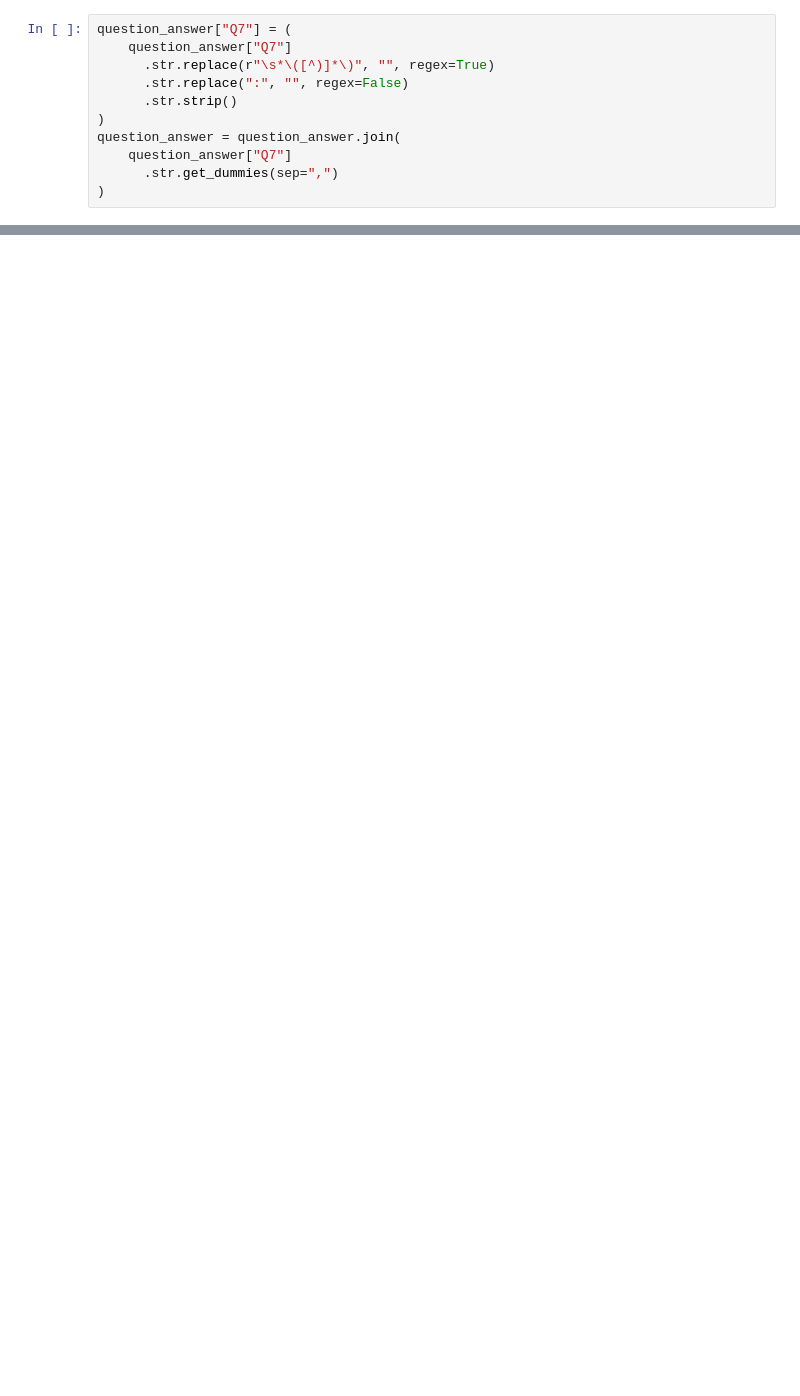
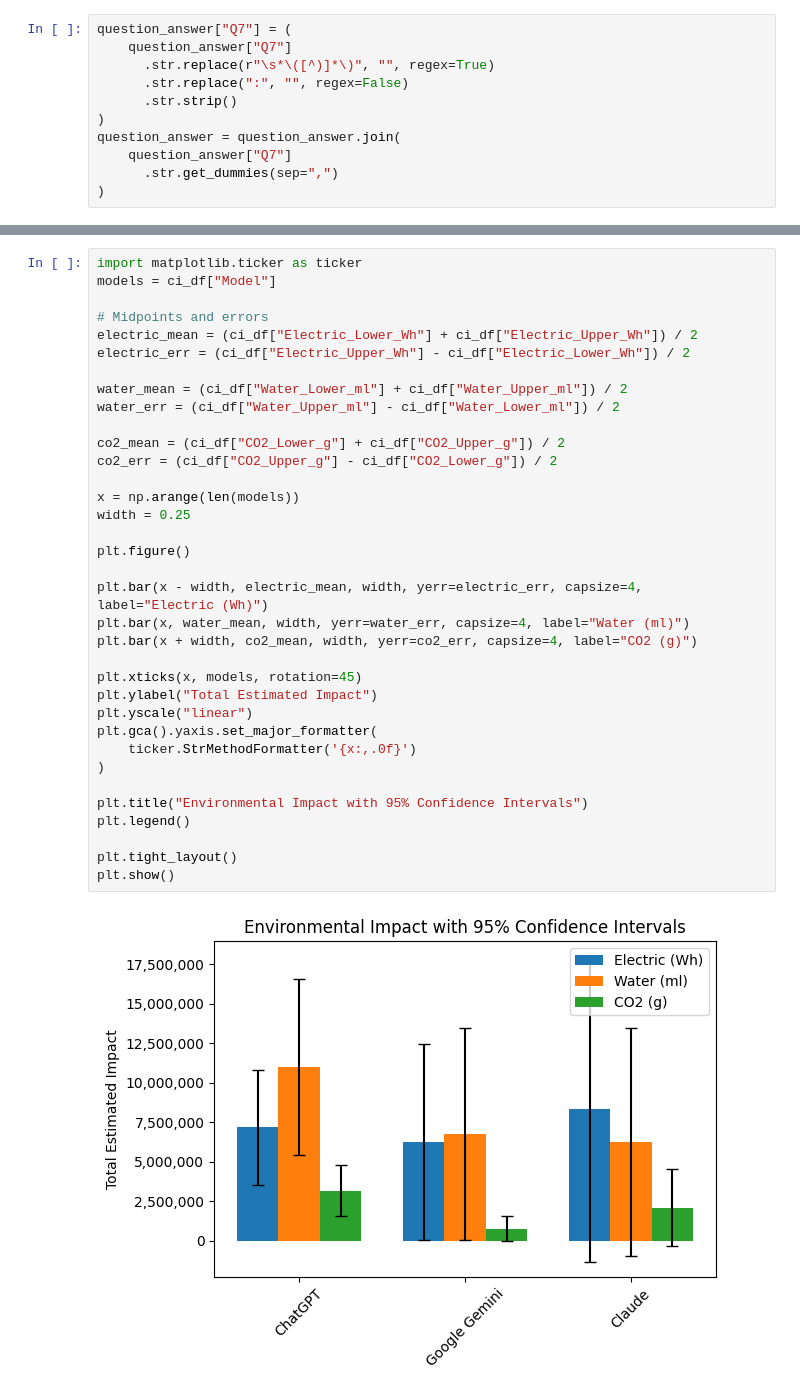
Before and after one commit to zcochran27/syn-100-project, a Jupyter notebook: syn100data_processing.ipynb, the cells around one changed output, grey strips where cells are left out. Cells and saved outputs as stored; diff of their text form; blank space fills up the shorter version.

Commit message:
confidence interval

```diff
--- a/syn100data_processing.ipynb
+++ b/syn100data_processing.ipynb
@@ -124,0 +254,37 @@ question_answer
+# %%
+import matplotlib.ticker as ticker
+models = ci_df["Model"]
+
+# Midpoints and errors
+electric_mean = (ci_df["Electric_Lower_Wh"] + ci_df["Electric_Upper_Wh"]) / 2
+electric_err = (ci_df["Electric_Upper_Wh"] - ci_df["Electric_Lower_Wh"]) / 2
+
+water_mean = (ci_df["Water_Lower_ml"] + ci_df["Water_Upper_ml"]) / 2
+water_err = (ci_df["Water_Upper_ml"] - ci_df["Water_Lower_ml"]) / 2
+
+co2_mean = (ci_df["CO2_Lower_g"] + ci_df["CO2_Upper_g"]) / 2
+co2_err = (ci_df["CO2_Upper_g"] - ci_df["CO2_Lower_g"]) / 2
+
+x = np.arange(len(models))
+width = 0.25
+
+plt.figure()
+
+plt.bar(x - width, electric_mean, width, yerr=electric_err, capsize=4, label="Electric (Wh)")
+plt.bar(x, water_mean, width, yerr=water_err, capsize=4, label="Water (ml)")
+plt.bar(x + width, co2_mean, width, yerr=co2_err, capsize=4, label="CO2 (g)")
+
+plt.xticks(x, models, rotation=45)
+plt.ylabel("Total Estimated Impact")
+plt.yscale("linear")
+plt.gca().yaxis.set_major_formatter(
+    ticker.StrMethodFormatter('{x:,.0f}')
+)
+
+plt.title("Environmental Impact with 95% Confidence Intervals")
+plt.legend()
+
+plt.tight_layout()
+plt.show()
+# %% [output]
+[figure, added]
```
Also changed, not shown: parts of 24 cells of this notebook, 1 other file.
